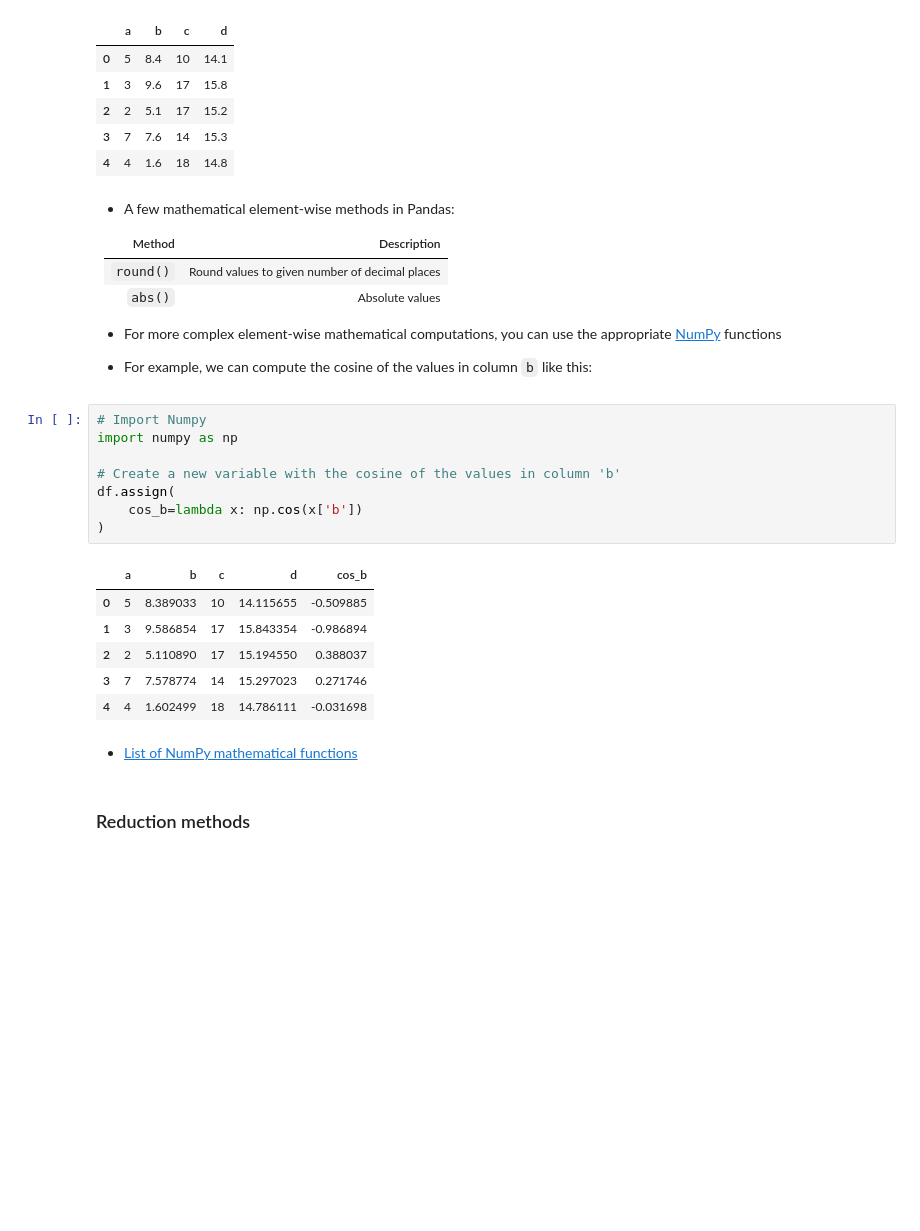
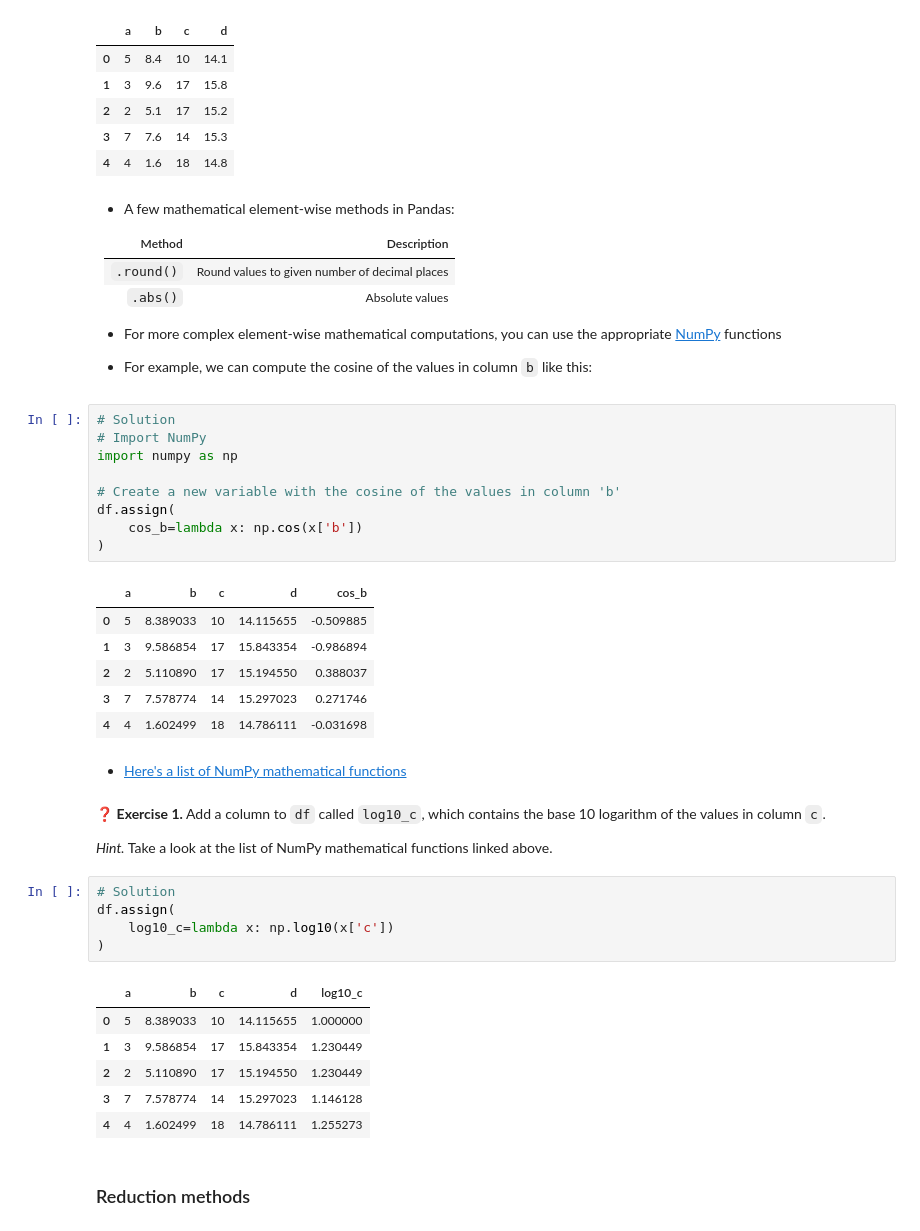
Before and after one commit to usna-dwv/lesson-creating-new-variables, a Jupyter notebook: Lesson 15 Creating New Variables in Pandas.ipynb, the cells around one changed output. Saved outputs shown, nothing was run; the diff lists cells and outputs as text; blank space fills up the shorter version.

```diff
--- a/Lesson 15 Creating New Variables in Pandas.ipynb
+++ b/Lesson 15 Creating New Variables in Pandas.ipynb
@@ -242,8 +249,8 @@ df.round(1)
 
 | Method | Description |
 | :- | :- |
-| `round()` | Round values to given number of decimal places |
-| `abs()` | Absolute values |
+| `.round()` | Round values to given number of decimal places |
+| `.abs()` | Absolute values |
 
 
 - For more complex element-wise mathematical computations, you can use the appropriate [NumPy](https://numpy.org/) functions
@@ -251,7 +258,8 @@ df.round(1)
 
 - For example, we can compute the cosine of the values in column `b` like this:
 # %%
-# Import Numpy
+# Solution
+# Import NumPy
 import numpy as np
 
 # Create a new variable with the cosine of the values in column 'b'
@@ -266,7 +274,23 @@ df.assign(
 | 3 | 7 | 7.578774 | 14 | 15.297023 | 0.271746 |
 | 4 | 4 | 1.602499 | 18 | 14.786111 | -0.031698 |
 # %% [markdown]
-- [List of NumPy mathematical functions](https://numpy.org/doc/stable/reference/routines.math.html)
+- [Here's a list of NumPy mathematical functions](https://numpy.org/doc/stable/reference/routines.math.html)
+# %% [markdown]
+❓ __Exercise 1.__ Add a column to `df` called `log10_c`, which contains the base 10 logarithm of the values in column `c`.
+
+*Hint.* Take a look at the list of NumPy mathematical functions linked above.
+# %%
+# Solution
+df.assign(
+    log10_c=lambda x: np.log10(x['c'])
+)
+# %% [output]
+|  | a | b | c | d | log10_c |
+| 0 | 5 | 8.389033 | 10 | 14.115655 | 1.000000 |
+| 1 | 3 | 9.586854 | 17 | 15.843354 | 1.230449 |
+| 2 | 2 | 5.110890 | 17 | 15.194550 | 1.230449 |
+| 3 | 7 | 7.578774 | 14 | 15.297023 | 1.146128 |
+| 4 | 4 | 1.602499 | 18 | 14.786111 | 1.255273 |
 # %% [markdown]
 ### Reduction methods
 # %% [markdown]
```
Also changed, not shown: parts of 39 cells of this notebook.
